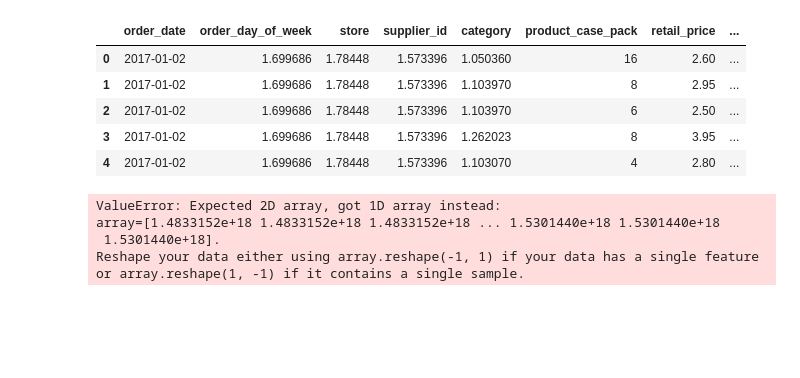
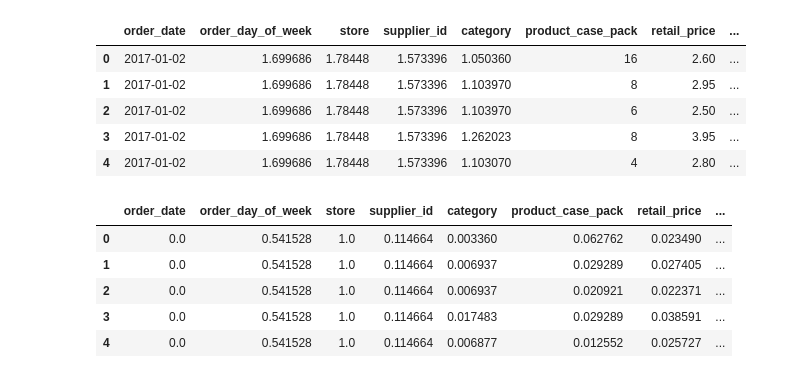
Before and after one commit to RudraRudra123/Predict_Order_Qty_Changes, a Jupyter notebook: TimeSeries_BY_Hackathon-Rakesh.ipynb, the cells around one changed output. Drawn from its saved outputs; the diff is of its cells as text; code cells hidden in the pictures; blank space fills up the shorter version.

Commit message:
Normalization of variables

```diff
--- a/TimeSeries_BY_Hackathon-Rakesh.ipynb
+++ b/TimeSeries_BY_Hackathon-Rakesh.ipynb
@@ -262,7 +262,7 @@ def minMaxNormalization(data):
 
     for col in data.columns:
         scalar_variable = MinMaxScaler(feature_range = (0,1))
-        data[col] = scalar_variable.fit_transform(data[col])
+        data[[col]] = scalar_variable.fit_transform(data[[col]])
     return data
 # %%
 # store_data = creatNewFeatures(store_data)
@@ -291,11 +291,6 @@ store_data.head(5)
 | 4 | 2017-01-02 | 1.699686 | 1.78448 | 1.573396 | 1.103070 | 4 | 2.80 | ... |
 # %%
 store_data = minMaxNormalization(store_data)
-# %% [output]
-ValueError: Expected 2D array, got 1D array instead:
-array=[1.4833152e+18 1.4833152e+18 1.4833152e+18 ... 1.5301440e+18 1.5301440e+18
- 1.5301440e+18].
-Reshape your data either using array.reshape(-1, 1) if your data has a single feature or array.reshape(1, -1) if it contains a single sample.
 # %%
 # store_data_dates = pd.DataFrame()
 # store_data_dates['forecast_duration'] = store_data['forecast_end_date'] - store_data['forecast_start_date']
@@ -303,3 +298,12 @@ Reshape your data either using array.reshape(-1, 1) if your data has a single fe
 # # pd.unique(pd.Series([store_data_dates['forecast_duration']]))
 
 # store_data_dates.query("forecast_duration != '6'")
+# %%
+store_data.head(5)
+# %% [output]
+|  | order_date | order_day_of_week | store | supplier_id | category | product_case_pack | retail_price | ... |
+| 0 | 0.0 | 0.541528 | 1.0 | 0.114664 | 0.003360 | 0.062762 | 0.023490 | ... |
+| 1 | 0.0 | 0.541528 | 1.0 | 0.114664 | 0.006937 | 0.029289 | 0.027405 | ... |
+| 2 | 0.0 | 0.541528 | 1.0 | 0.114664 | 0.006937 | 0.020921 | 0.022371 | ... |
+| 3 | 0.0 | 0.541528 | 1.0 | 0.114664 | 0.017483 | 0.029289 | 0.038591 | ... |
+| 4 | 0.0 | 0.541528 | 1.0 | 0.114664 | 0.006877 | 0.012552 | 0.025727 | ... |
```
